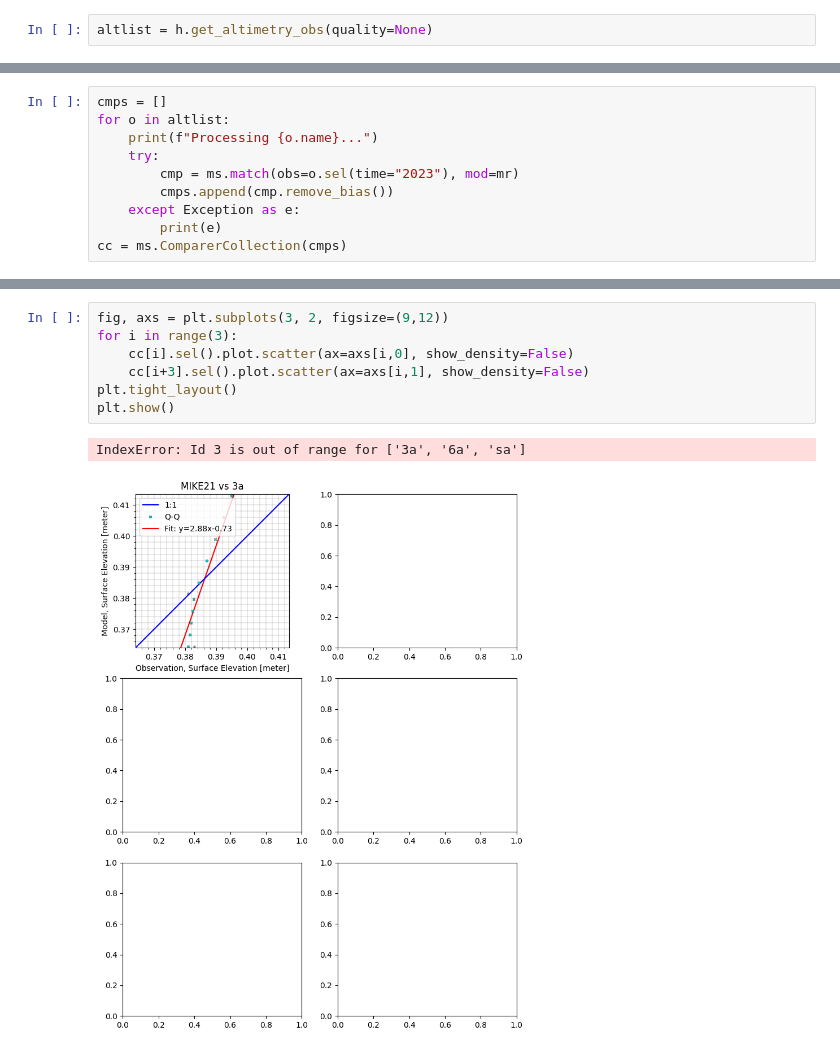
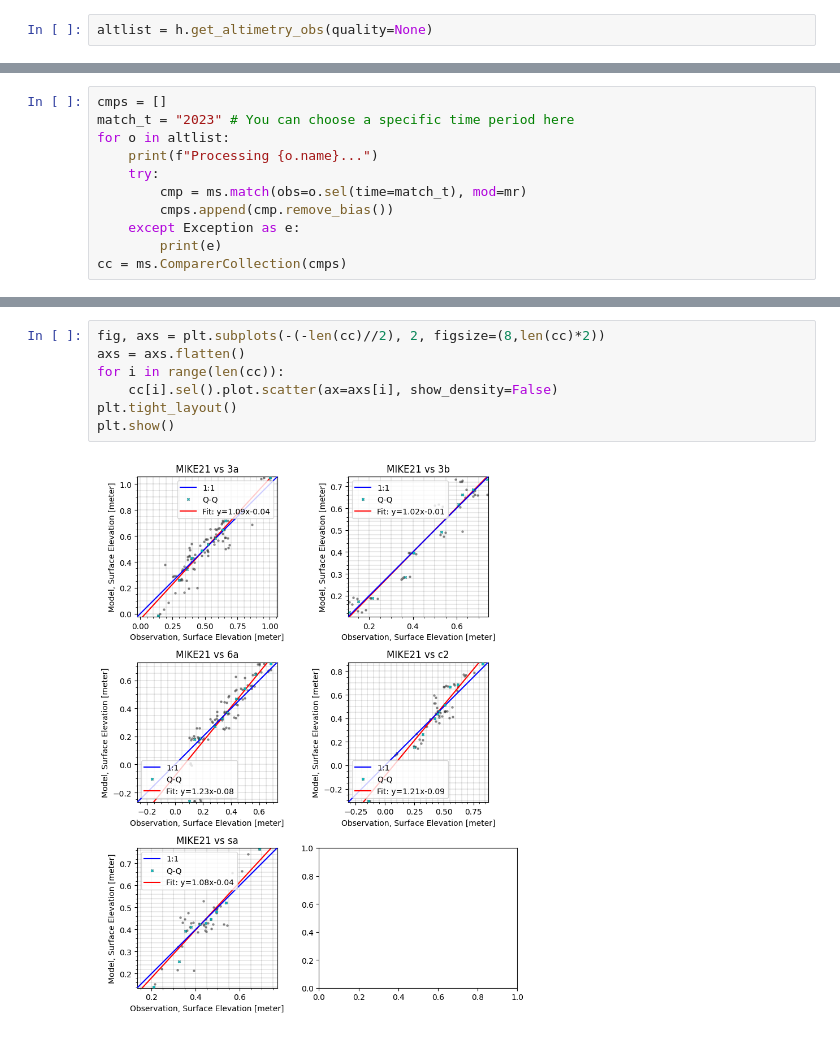
Before and after one commit to DHI/WaterBench-MIKE21HD-Oresund, a Jupyter notebook: code/model_validation_altimetry.ipynb, the cells around one changed output, grey strips where cells are left out. Drawn from its saved outputs; the diff is of its cells as text.

```diff
--- a/code/model_validation_altimetry.ipynb
+++ b/code/model_validation_altimetry.ipynb
@@ -21,10 +22,11 @@ Time: 2023-12-01 00:00:00 - 2023-12-08 00:00:00
 Quantity: Surface Elevation [m]
 # %%
 cmps = []
+match_t = "2023" # You can choose a specific time period here
 for o in altlist:
     print(f"Processing {o.name}...")
     try:
-        cmp = ms.match(obs=o.sel(time="2023"), mod=mr)
+        cmp = ms.match(obs=o.sel(time=match_t), mod=mr)
         cmps.append(cmp.remove_bias())
     except Exception as e:
         print(e)
@@ -59,10 +60,9 @@ ValueError: minvalue must be less than or equal to maxvalue
 # %%
-fig, axs = plt.subplots(3, 2, figsize=(9,12))
-for i in range(3):
-    cc[i].sel().plot.scatter(ax=axs[i,0], show_density=False)
-    cc[i+3].sel().plot.scatter(ax=axs[i,1], show_density=False)
+fig, axs = plt.subplots(-(-len(cc)//2), 2, figsize=(8,len(cc)*2))
+axs = axs.flatten()
+for i in range(len(cc)):
+    cc[i].sel().plot.scatter(ax=axs[i], show_density=False)
 plt.tight_layout()
 plt.show()
 # %% [output]
-IndexError: Id 3 is out of range for ['3a', '6a', 'sa']
-[figure, old version]
+[figure, new version]
```
Also changed, not shown: parts of 6 cells of this notebook, 1 other file.
